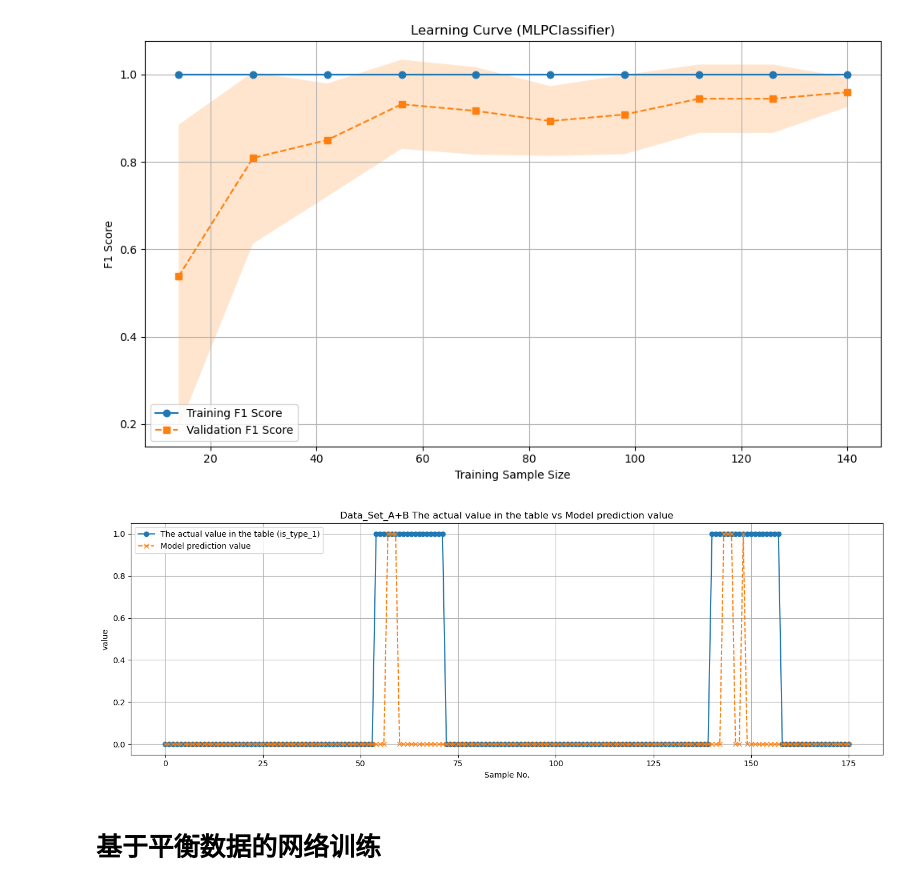
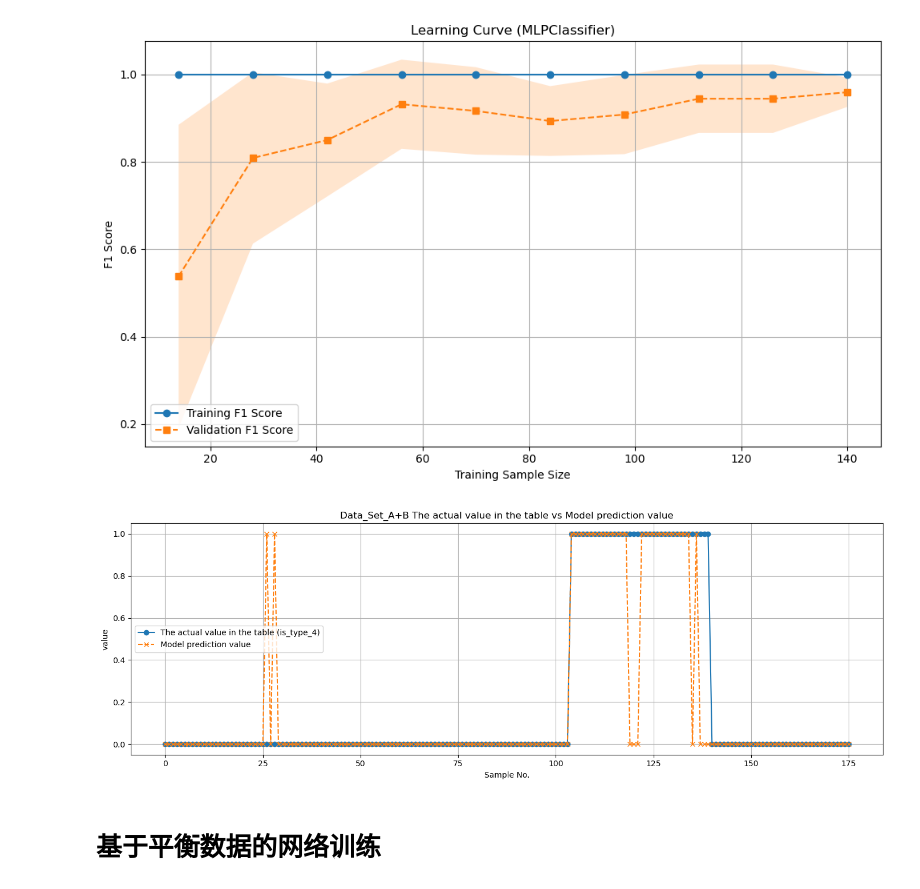
Before and after one commit to LiuGeliuliu/LP2, a Jupyter notebook: surface_classifier.ipynb, the cells around one changed output. Drawn from its saved outputs; the diff is of its cells as text; code cells hidden in the pictures.

```diff
--- a/surface_classifier.ipynb
+++ b/surface_classifier.ipynb
@@ -658,7 +668,7 @@ param_grid = {
     'mlp__solver': ['adam', 'lbfgs'],
     'mlp__alpha': [1e-4, 1e-3],  # 正则项
     'mlp__learning_rate_init': [0.001, 0.01, 0.1],  # 初始学习率（对 'sgd'/'adam' 有效）
-    'mlp__max_iter': [100]
+    'mlp__max_iter': [700]
 }
 
 # 创建 GridSearchCV 对象
@@ -712,7 +722,7 @@ best_index = np.argmax(f1_scores)
 colors = ['gray'] * len(selected_configs)
 for i, idx in enumerate(selected_configs['index']):
     if idx == best_index:
-        colors[i] = 'red'
+        colors[i] = '#1f77b4'
 
 # 配置标签
 config_labels = [str(idx+1) for idx in selected_configs['index']]
@@ -731,7 +741,7 @@ plt.title("Representative 20 MLP Configurations (F1 Score)", fontsize=14)
 plt.xlabel("Configuration Index (Original No.)", fontsize=12)
 plt.ylabel("F1 Score", fontsize=12)
 plt.grid(axis='y', linestyle='--', alpha=0.7)
-plt.legend(handles=[bars[colors.index('red')]], labels=['Best Configuration'], loc='lower right')
+plt.legend(handles=[bars[colors.index('#1f77b4')]], labels=['Best Configuration'], loc='lower right')
 plt.tight_layout()
 plt.show()
 
@@ -794,37 +804,40 @@ plt.show()
 # %%
 from sklearn.neural_network import MLPClassifier
 import matplotlib.pyplot as plt
 import numpy as np
 
-# 训练模型
+
+# 使用最优模型直接预测
+y_pred = best_model.predict(X_train)  # 直接使用
+
+# 假设 X, y 已定义并预处理
 model = MLPClassifier(
     hidden_layer_sizes=(100, 50),
     activation='logistic',
     solver='lbfgs',
     alpha=0.0001,
     learning_rate_init=0.001,
-    max_iter=100,
+    max_iter=700,
     random_state=42
 )
 
-model.fit(X, y)
-y_pred = model.predict(X)
+model.fit(X_train, y_train)
+y_pred = model.predict(X_train)
 
-N = len(y)
+N = len(y_train)
 
-# 创建比较图
 plt.figure(figsize=(14, 5))
-plt.plot(np.arange(N), y[:N], label='The actual value in the table (is_type_1)', marker='o')
+plt.plot(np.arange(N), y_train[:N], label='The actual value in the table (is_type_4)', marker='o')
 plt.plot(np.arange(N), y_pred[:N], label='Model prediction value', marker='x', linestyle='--')
 plt.title('Data_Set_A+B The actual value in the table vs Model prediction value')
 plt.xlabel('Sample No.')
 plt.ylabel('value')
 plt.legend()
 plt.grid(True)
 plt.tight_layout()
 plt.show()
 # %% [output]
-[figure, old version]
+[figure, new version]
 # %% [markdown]
 # 基于平衡数据的网络训练
 # %% [markdown]
```
Also changed, not shown: parts of 15 cells of this notebook.
